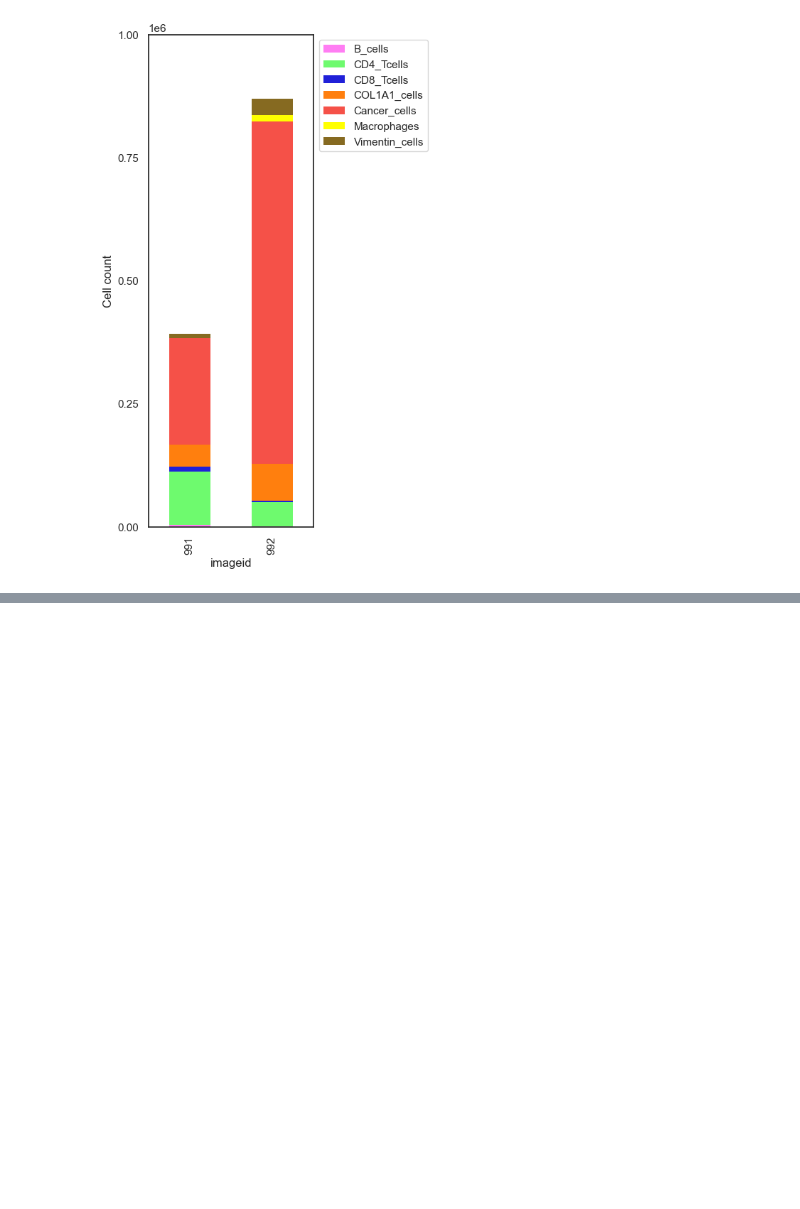
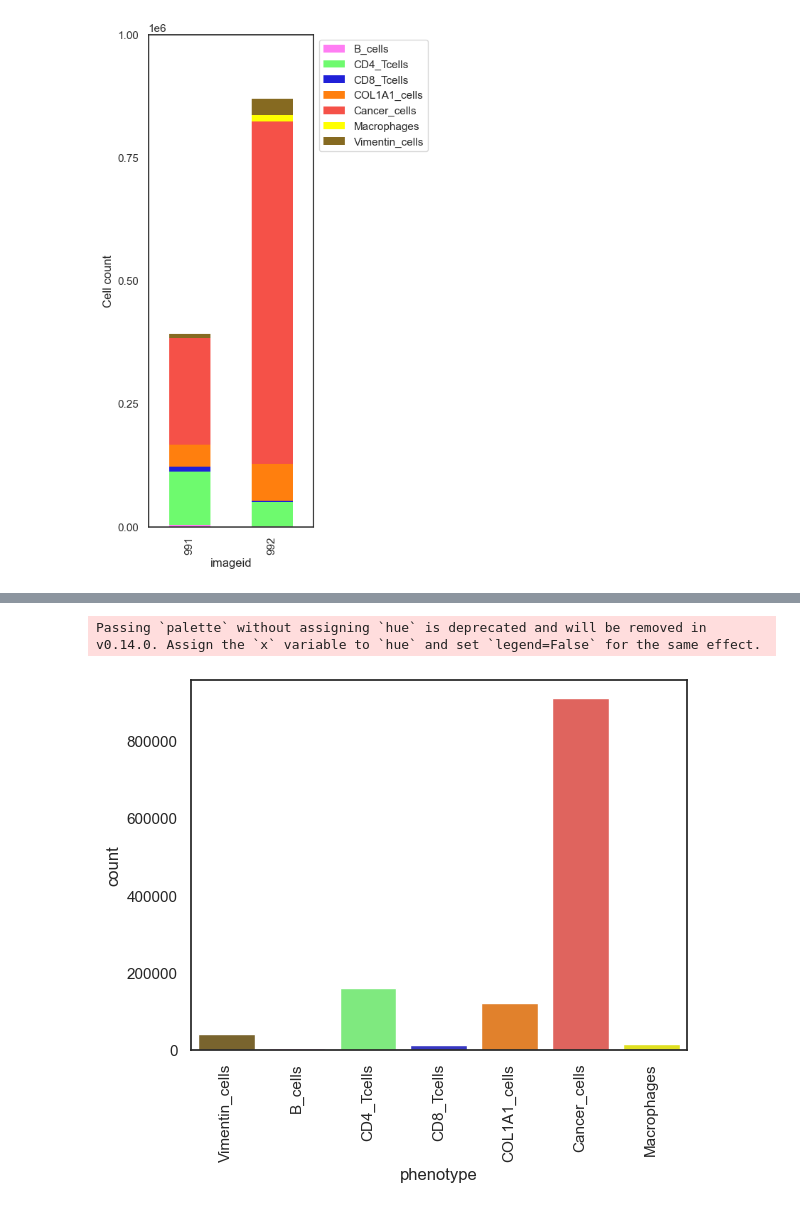
Before and after one commit to josenimo/P26_DA, a Jupyter notebook: nbs/3_compare_991_992_phenotypes.ipynb, the cells around one changed output, grey strips where cells are left out. Drawn from its saved outputs; the diff is of its cells as text; code cells hidden in the pictures; blank space fills up the shorter version.

```diff
--- a/nbs/3_compare_991_992_phenotypes.ipynb
+++ b/nbs/3_compare_991_992_phenotypes.ipynb
@@ -683,0 +685,2 @@ plt.show()
+# %%
+adata = ad.read_h5ad("../data/perSample/991_992/1_spatial_LDA/20250303_1654_1_spatial_LDA_adata.h5ad")
@@ -683,0 +705,6 @@ plt.show()
+# %%
+# load colors
+import json
+with open("../assets/pheno_colors.json") as f:
+    pheno_colors = json.load(f)
+pheno_colors
@@ -683,0 +748,12 @@ plt.show()
+# %%
+order_for_heatmap = [ "Vimentin_cells", "B_cells", "CD4_Tcells", "CD8_Tcells", "COL1A1_cells", "Cancer_cells", "Macrophages"]
+# %%
+df = pd.DataFrame(adata.obs.phenotype.value_counts()).reset_index()
+df = df[df['phenotype'] != "Unknown" ]
+df = df.sort_values(by='count', ascending=True)
+sns.barplot(data=df, x='phenotype', y="count", order=order_for_heatmap, palette=pheno_colors)
+plt.xticks(rotation=90)
+plt.show()
+# %% [output]
+Passing `palette` without assigning `hue` is deprecated and will be removed in v0.14.0. Assign the `x` variable to `hue` and set `legend=False` for the same effect.
+[figure, added]
```
Also changed, not shown: parts of 8 cells of this notebook, 5 other files.
